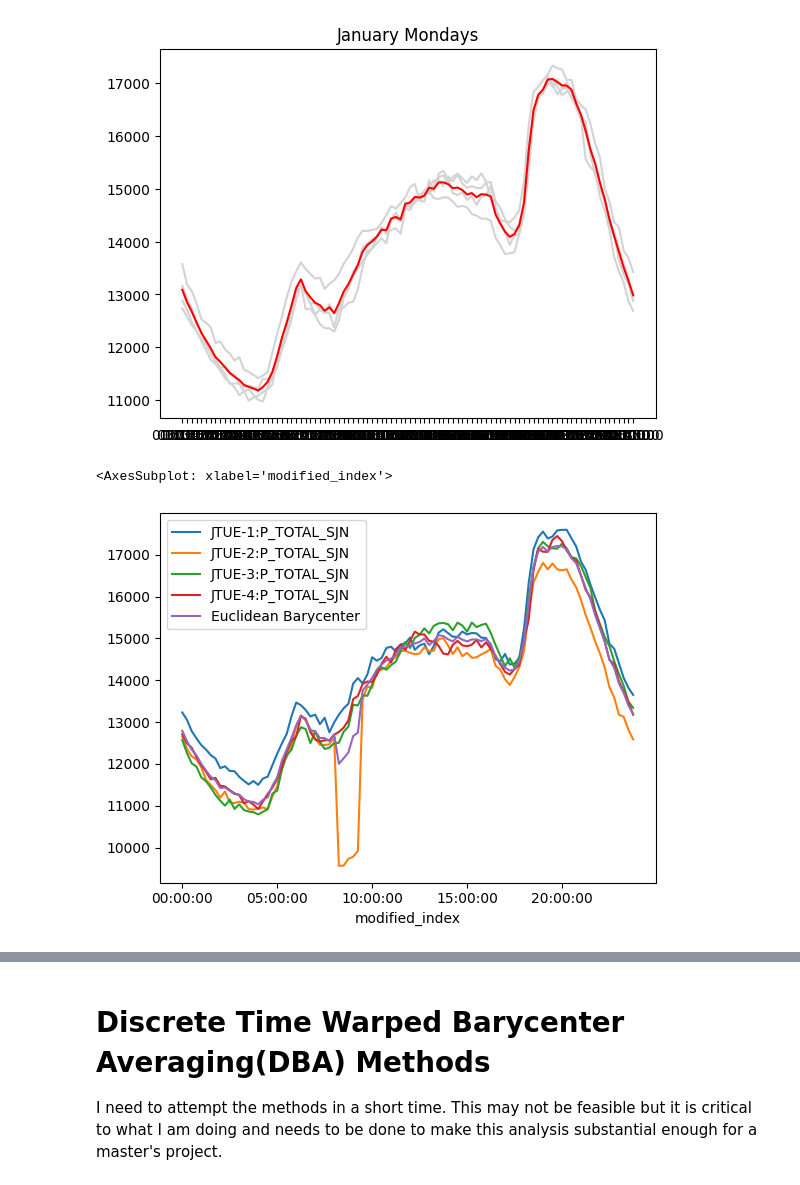
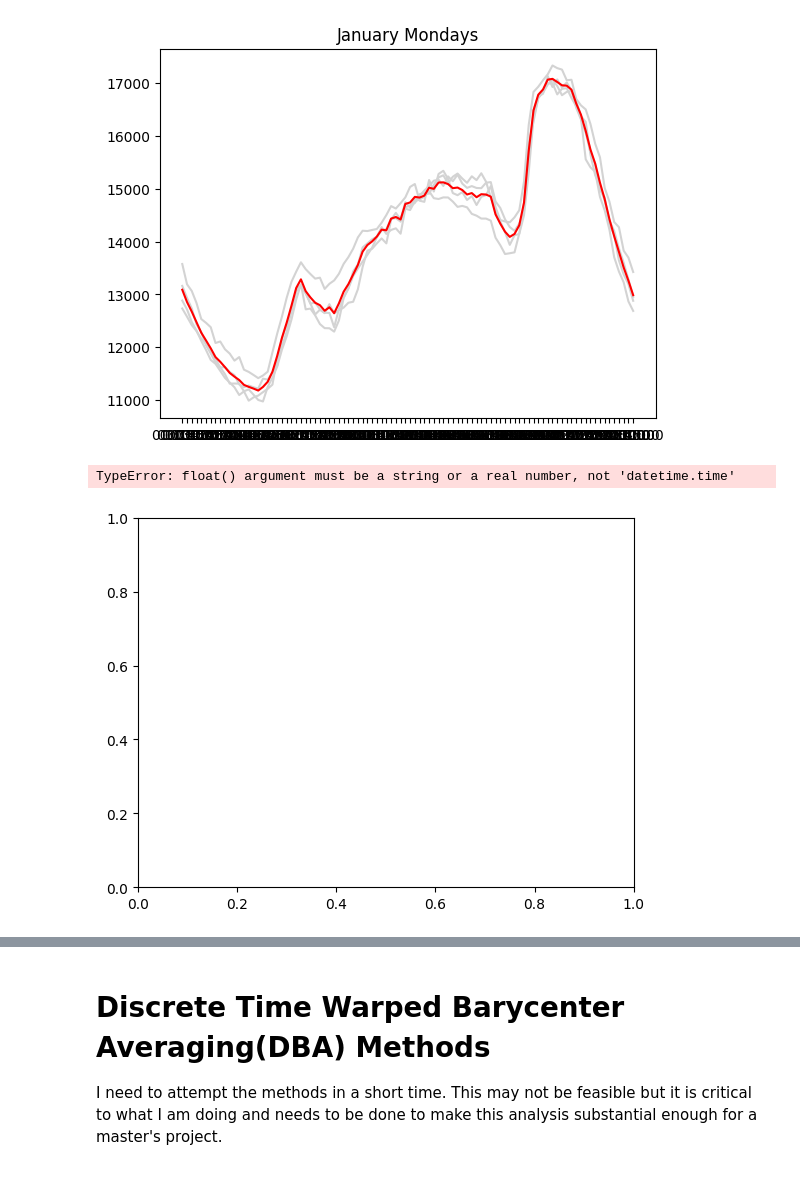
Before and after one commit to shanks847/EV-Grid-Integration-Study, a Jupyter notebook: notebooks/Time Sereis Clustering Experiments.ipynb, the cells around one changed output, grey strips where cells are left out. Cells and saved outputs as stored; diff of their text form; code cells hidden in the pictures.

```diff
--- a/notebooks/Time Sereis Clustering Experiments.ipynb
+++ b/notebooks/Time Sereis Clustering Experiments.ipynb
@@ -147,6 +170,15 @@ fmt = mdates.DateFormatter('%H:%M')
 ax.xaxis.set_major_formatter(fmt)
 
 plt.show()
+# %%
+tmp = jan_mondays_ebcs.set_index(pd.to_datetime(jan_mondays_ebcs.index))
+# %%
+tmp['time'] = tmp['JMON-1:P_TOTAL_SJN'].index
+# %%
+plt.plot(tmp['time'].dt.time,tmp['JMON-1:P_TOTAL_SJN'])
+# %% [output]
+TypeError: float() argument must be a string or a real number, not 'datetime.time'
+[figure, added]
 # %%
 #TODO Write a function to take a dataframe(index-agnostic) and calculate the Euclidean Barycentric Average for all the variables in the df.
 
@@ -194,10 +226,7 @@ def plot_highlighted_ebc(ebc_df,title):
 # testing get_ebc_from_df()
 jan_wk2_bc_df=  pd.read_csv("../data/clustering/jan_tuesdays.csv")
 jan_wk2_bc = get_ebc_from_df(jan_wk2_bc_df)
-jan_wk2_bc.plot()
+#jan_wk2_bc.plot(xticks=range(len(jan_wk2_bc)))
-# %% [output]
-<AxesSubplot: xlabel='modified_index'>
-[figure, removed]
 # %%
 #testing plot_highlighted_ebc
 plot_highlighted_ebc(jan_wk2_bc,'January Tuesdays')
```
Also changed, not shown: parts of 15 cells of this notebook, 4 other files.
